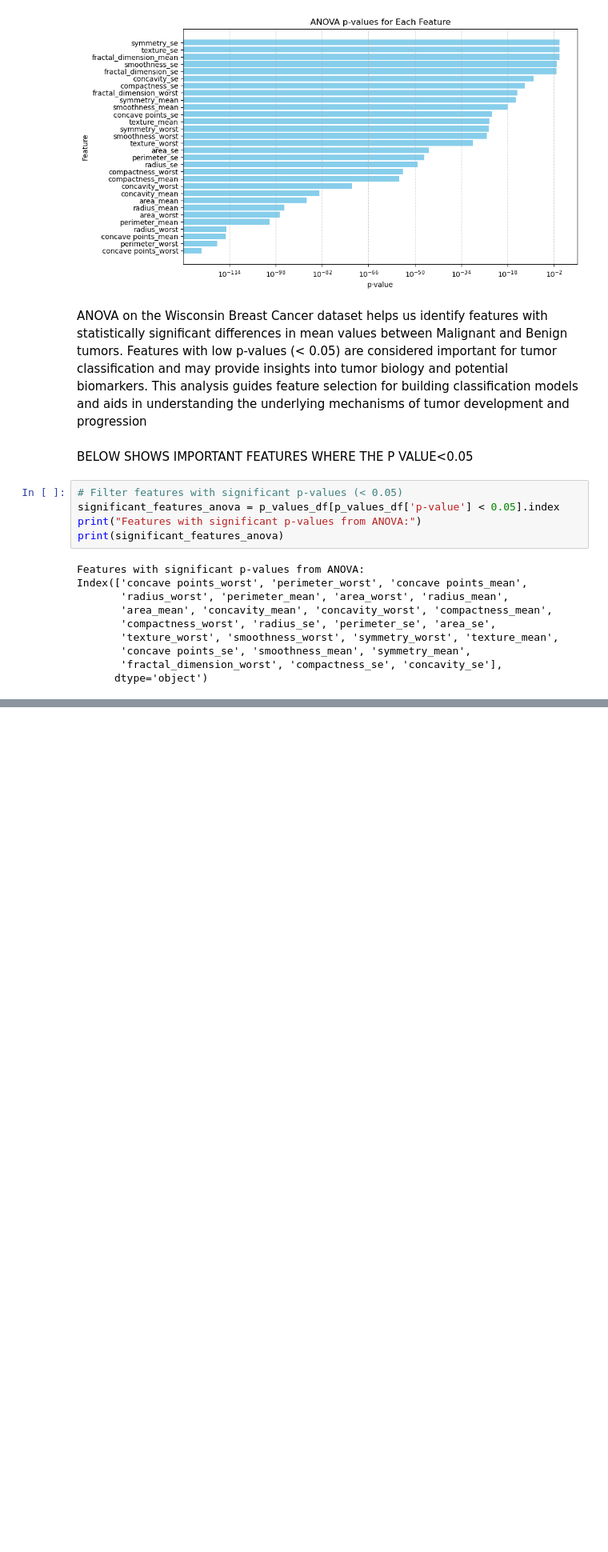
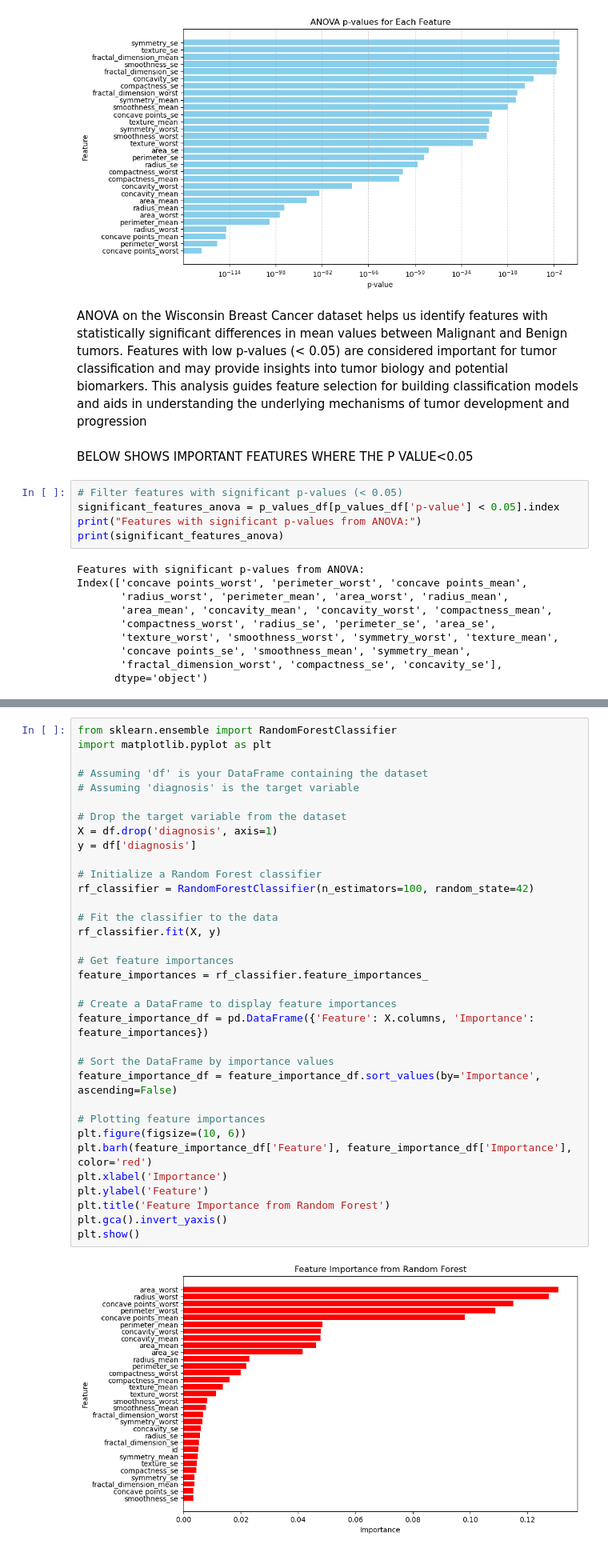
Before and after one commit to SrijanShovit/HealthLearning, a Jupyter notebook: Breast Cancer Prediction/Breast Cancer Prediction (1).ipynb, the cells around one changed output, grey strips where cells are left out. Shown at 80% size. Saved outputs shown, nothing was run; the diff lists cells and outputs as text; blank space fills up the shorter version.

Commit message:
feature importance

```diff
--- a/Breast Cancer Prediction/Breast Cancer Prediction (3).ipynb
+++ b/Breast Cancer Prediction/Breast Cancer Prediction (1).ipynb
@@ -575,0 +653,36 @@ Index(['concave points_worst', 'perimeter_worst', 'concave points_mean',
+# %%
+from sklearn.ensemble import RandomForestClassifier
+import matplotlib.pyplot as plt
+
+# Assuming 'df' is your DataFrame containing the dataset
+# Assuming 'diagnosis' is the target variable
+
+# Drop the target variable from the dataset
+X = df.drop('diagnosis', axis=1)
+y = df['diagnosis']
+
+# Initialize a Random Forest classifier
+rf_classifier = RandomForestClassifier(n_estimators=100, random_state=42)
+
+# Fit the classifier to the data
+rf_classifier.fit(X, y)
+
+# Get feature importances
+feature_importances = rf_classifier.feature_importances_
+
+# Create a DataFrame to display feature importances
+feature_importance_df = pd.DataFrame({'Feature': X.columns, 'Importance': feature_importances})
+
+# Sort the DataFrame by importance values
+feature_importance_df = feature_importance_df.sort_values(by='Importance', ascending=False)
+
+# Plotting feature importances
+plt.figure(figsize=(10, 6))
+plt.barh(feature_importance_df['Feature'], feature_importance_df['Importance'], color='red')
+plt.xlabel('Importance')
+plt.ylabel('Feature')
+plt.title('Feature Importance from Random Forest')
+plt.gca().invert_yaxis()
+plt.show()
+# %% [output]
+[figure, added]
```
Also changed, not shown: parts of 24 cells of this notebook.
